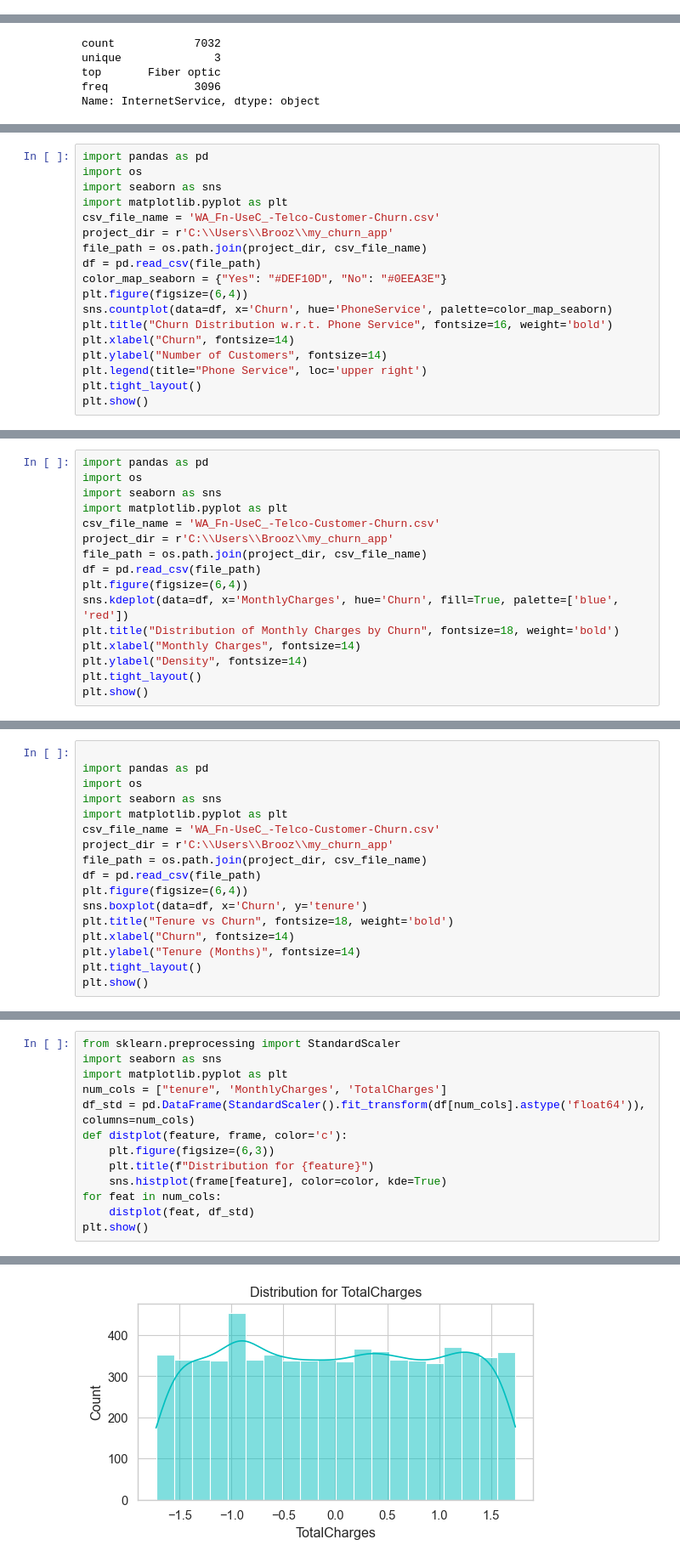
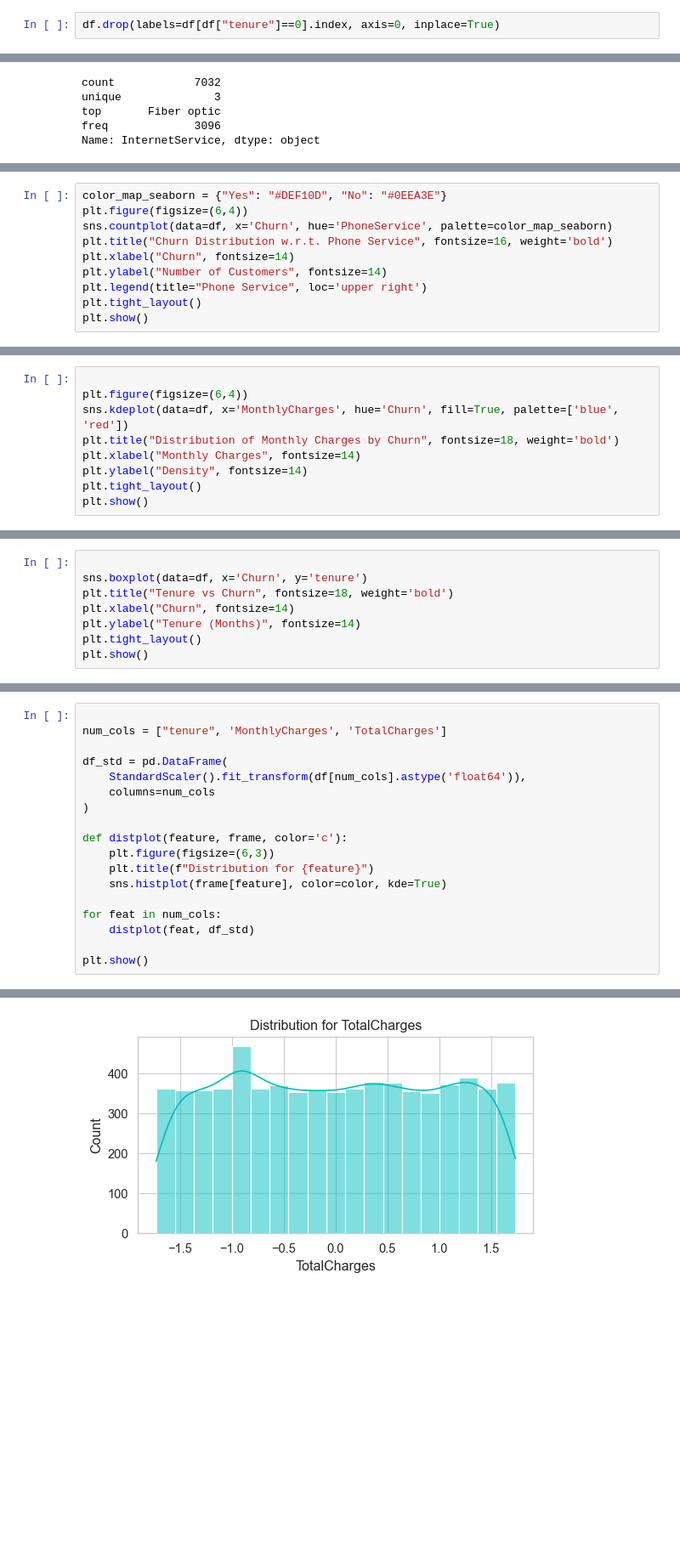
Before and after one commit to mohammadshirmohammadi589/customer_churn-analysis, a Jupyter notebook: notebooks/project_churn.ipynb, the cells around one changed output, grey strips where cells are left out. Shown at 85% size. Drawn from its saved outputs; the diff is of its cells as text; blank space fills up the shorter version.

```diff
--- a/notebooks/project_churn.ipynb
+++ b/notebooks/project_churn.ipynb
@@ -75,3 +113,5 @@ Churn
 No     0.73463
 Yes    0.26537
 Name: proportion, dtype: float64
+# %%
+df.drop(labels=df[df["tenure"]==0].index, axis=0, inplace=True)
@@ -377,12 +313,4 @@ plt.show()
 # %%
-import pandas as pd
-import os
-import seaborn as sns
-import matplotlib.pyplot as plt
-csv_file_name = 'WA_Fn-UseC_-Telco-Customer-Churn.csv'
-project_dir = r'C:\\Users\\Brooz\\my_churn_app'
-file_path = os.path.join(project_dir, csv_file_name)
-df = pd.read_csv(file_path)
 color_map_seaborn = {"Yes": "#DEF10D", "No": "#0EEA3E"}
 plt.figure(figsize=(6,4))
 sns.countplot(data=df, x='Churn', hue='PhoneService', palette=color_map_seaborn)
@@ -397,12 +325,5 @@ plt.show()
 # %%
-import pandas as pd
-import os
-import seaborn as sns
-import matplotlib.pyplot as plt
-csv_file_name = 'WA_Fn-UseC_-Telco-Customer-Churn.csv'
-project_dir = r'C:\\Users\\Brooz\\my_churn_app'
-file_path = os.path.join(project_dir, csv_file_name)
-df = pd.read_csv(file_path)
+
 plt.figure(figsize=(6,4))
 sns.kdeplot(data=df, x='MonthlyCharges', hue='Churn', fill=True, palette=['blue', 'red'])
 plt.title("Distribution of Monthly Charges by Churn", fontsize=18, weight='bold')
@@ -415,14 +336,5 @@ plt.show()
 # %%
 
-import pandas as pd
-import os
-import seaborn as sns
-import matplotlib.pyplot as plt
-csv_file_name = 'WA_Fn-UseC_-Telco-Customer-Churn.csv'
-project_dir = r'C:\\Users\\Brooz\\my_churn_app'
-file_path = os.path.join(project_dir, csv_file_name)
-df = pd.read_csv(file_path)
-plt.figure(figsize=(6,4))
 sns.boxplot(data=df, x='Churn', y='tenure')
 plt.title("Tenure vs Churn", fontsize=18, weight='bold')
 plt.xlabel("Churn", fontsize=14)
@@ -517,14 +415,19 @@ X_train, X_test, y_train, y_test = train_test_split(X, y, test_size=0.30, random
 # %%
-from sklearn.preprocessing import StandardScaler
-import seaborn as sns
-import matplotlib.pyplot as plt
+
 num_cols = ["tenure", 'MonthlyCharges', 'TotalCharges']
-df_std = pd.DataFrame(StandardScaler().fit_transform(df[num_cols].astype('float64')), columns=num_cols)
+
+df_std = pd.DataFrame(
+    StandardScaler().fit_transform(df[num_cols].astype('float64')),
+    columns=num_cols
+)
+
 def distplot(feature, frame, color='c'):
     plt.figure(figsize=(6,3))
     plt.title(f"Distribution for {feature}")
     sns.histplot(frame[feature], color=color, kde=True)
+
 for feat in num_cols:
     distplot(feat, df_std)
+
 plt.show()
 # %% [output]
@@ -532,2 +435,2 @@ plt.show()
 [figure]
-[figure, old version]
+[figure, new version]
```
Also changed, not shown: parts of 64 cells of this notebook.
